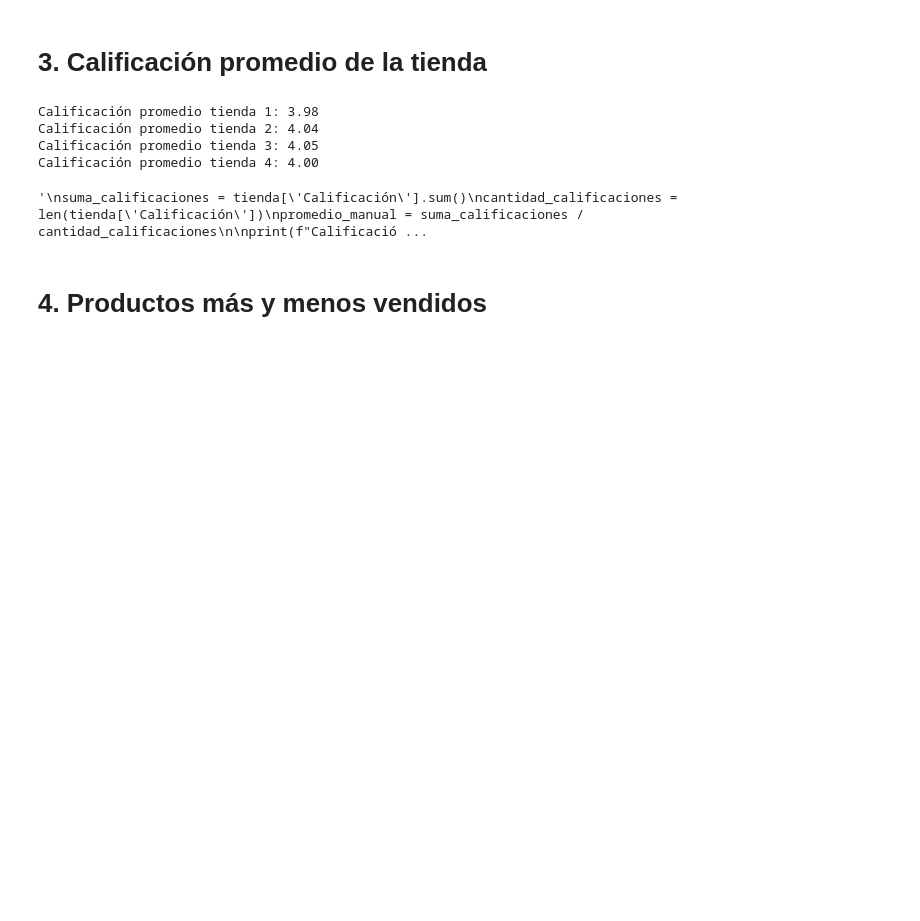
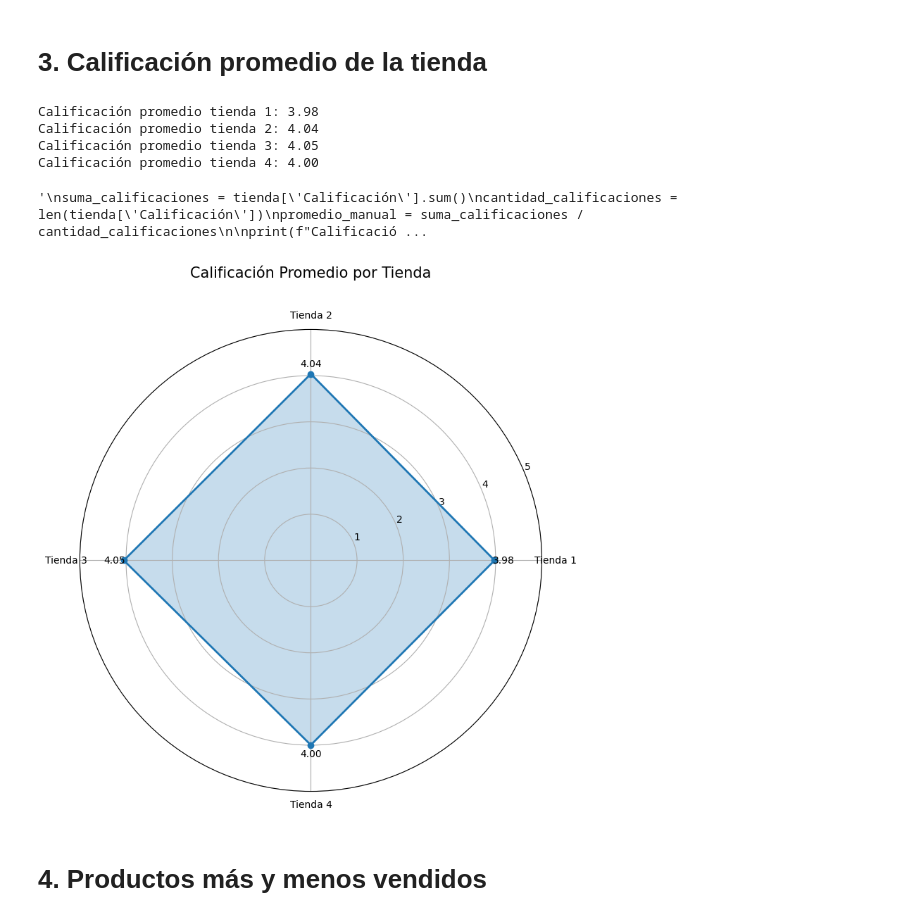
Before and after one commit to Andre-11c/Alura-Store_Latam, a Jupyter notebook: AluraStoreLatam.ipynb, the cells around one changed output. Drawn from its saved outputs; the diff is of its cells as text; code cells hidden in the pictures; blank space fills up the shorter version.

```diff
--- a/AluraStoreLatam.ipynb
+++ b/AluraStoreLatam.ipynb
@@ -307,5 +334,44 @@ Calificación promedio tienda 2: 4.04
 Calificación promedio tienda 3: 4.05
 Calificación promedio tienda 4: 4.00
 '\nsuma_calificaciones = tienda[\'Calificación\'].sum()\ncantidad_calificaciones = len(tienda[\'Calificación\'])\npromedio_manual = suma_calificaciones / cantidad_calificaciones\n\nprint(f"Calificació ...
+# %%
+# Gráfico de radar para calificación promedio
+import numpy as np
+
+# Configurar el gráfico
+fig = plt.figure(figsize=(10, 8))
+ax = fig.add_subplot(111, polar=True)
+
+# Datos
+tiendas = ['Tienda 1', 'Tienda 2', 'Tienda 3', 'Tienda 4']
+calificaciones = [calificacion_promedio_tienda, calificacion_promedio_tienda2,
+                 calificacion_promedio_tienda3, calificacion_promedio_tienda4]
+
+# Añadir el punto inicial al final para cerrar el polígono
+tiendas = np.append(tiendas, tiendas[0])
+calificaciones = np.append(calificaciones, calificaciones[0])
+
+# Calcular ángulos para cada eje
+angles = np.linspace(0, 2*np.pi, len(tiendas)-1, endpoint=False)
+angles = np.append(angles, angles[0])
+
+# Dibujar las líneas y los puntos
+ax.plot(angles, calificaciones, 'o-', linewidth=2, label='Calificación')
+ax.fill(angles, calificaciones, alpha=0.25)
+
+# Configurar los ejes y etiquetas
+ax.set_thetagrids(angles[:-1] * 180/np.pi, tiendas[:-1])
+ax.set_ylim(0, 5)  # Asumiendo calificaciones de 0 a 5
+ax.set_title('Calificación Promedio por Tienda', size=15, y=1.1)
+ax.grid(True)
+
+# Añadir etiquetas con los valores
+for i, valor in enumerate(calificaciones[:-1]):
+    ax.text(angles[i], valor + 0.2, f'{valor:.2f}', ha='center', va='center')
+
+plt.tight_layout()
+plt.show()
+# %% [output]
+[figure, added]
 # %% [markdown]
 # 4. Productos más y menos vendidos
```
Also changed, not shown: parts of 13 cells of this notebook.
